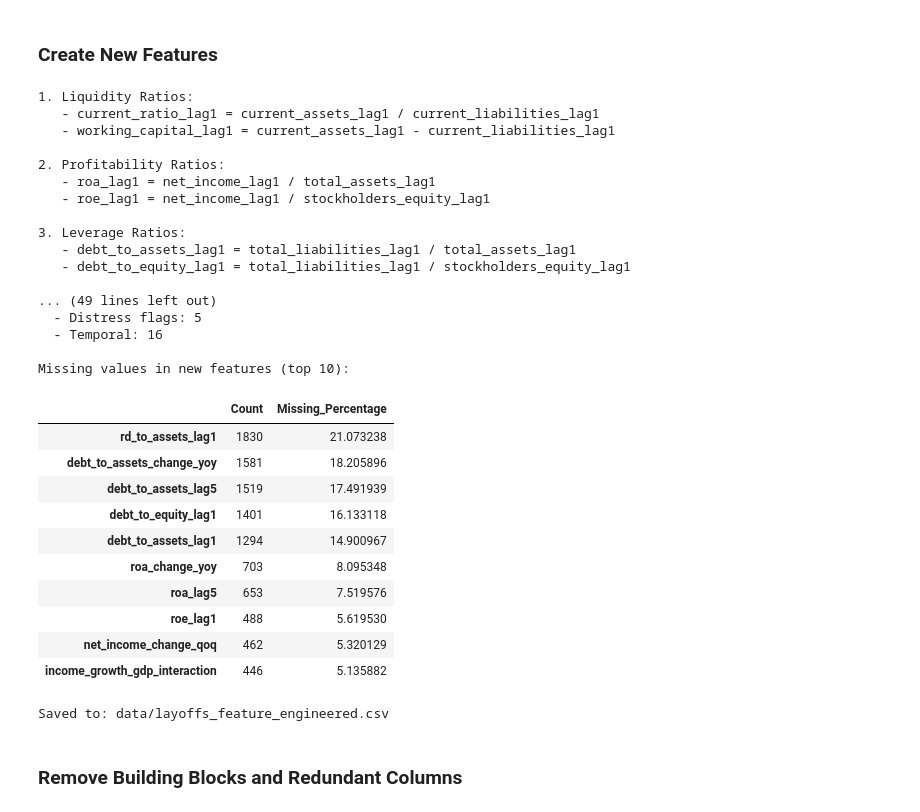
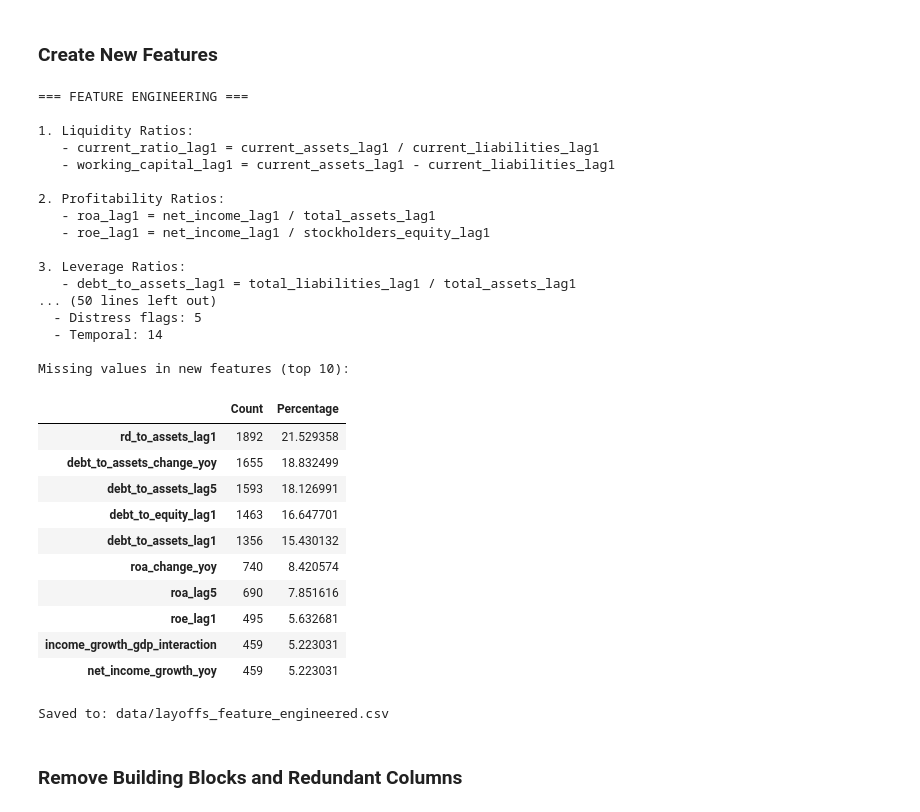
Before and after one commit to lixiaohua-neu/companies-layoff-prediction, a Jupyter notebook: layoff_feature_engineering.ipynb, the cells around one changed output. Drawn from its saved outputs; the diff is of its cells as text; code cells hidden in the pictures.

Commit message:
Update feature engineering and add modeling

```diff
--- a/layoff_feature_engineering.ipynb
+++ b/layoff_feature_engineering.ipynb
@@ -108,13 +108,15 @@ base_features = [
 ]
 
 base_lag1_features = [f'{feat}_lag1' for feat in base_features]
+base_lag2_features = [f'{feat}_lag2' for feat in base_features]
 base_lag4_features = [f'{feat}_lag4' for feat in base_features]
 base_lag5_features = [f'{feat}_lag5' for feat in base_features]
-all_base_features = base_lag1_features + base_lag4_features + base_lag5_features
+all_base_features = base_lag1_features + base_lag2_features + base_lag4_features + base_lag5_features
 
 print(f"Base features: {base_features}")
 print(f"Total features for company coverage check: {len(all_base_features)}")
 print(f"  - Lag1: {len(base_lag1_features)}")
+print(f"  - Lag2: {len(base_lag2_features)}")
 print(f"  - Lag4: {len(base_lag4_features)}")
 print(f"  - Lag5: {len(base_lag5_features)}")
 
@@ -201,6 +210,8 @@ Missing values after filtering:
 ### Create New Features
 # %%
 df_fe = df_filtered.copy()
+
+print("=== FEATURE ENGINEERING ===\n")
 
 print("1. Liquidity Ratios:")
 df_fe['current_ratio_lag1'] = df_fe['current_assets_lag1'] / df_fe['current_liabilities_lag1']
@@ -241,13 +252,12 @@ for metric in financial_metrics:
         df_fe[f'{metric}_growth_yoy'] = ((df_fe[lag1_col] - df_fe[lag4_col]) / (df_fe[lag4_col].abs() + epsilon)) * 100
         print(f"   - {metric}_growth_yoy = ((lag1 - lag4) / (|lag4| + ε)) × 100")
 
-print("\n6. Quarter-over-Quarter Changes (with epsilon):")
+print("\n6. Quarter-over-Quarter Changes (with epsilon, using existing lag2):")
 for metric in ['net_income', 'operating_income']:
     lag1_col = f'{metric}_lag1'
     lag2_col = f'{metric}_lag2'
 
-    if lag1_col in df_fe.columns:
-        df_fe[lag2_col] = df_fe.groupby('Company')[lag1_col].shift(1)
+    if lag1_col in df_fe.columns and lag2_col in df_fe.columns:
         df_fe[f'{metric}_change_qoq'] = ((df_fe[lag1_col] - df_fe[lag2_col]) / (df_fe[lag2_col].abs() + epsilon)) * 100
         print(f"   - {metric}_change_qoq = ((lag1 - lag2) / (|lag2| + ε)) × 100")
 
@@ -294,83 +304,77 @@ print("   - unemployment_income_interaction = unemployment_rate_lag1 × net_inco
 df_fe['operating_income_gdp_interaction'] = df_fe['operating_income_growth_yoy'] * df_fe['gdp_growth_rate_lag1']
 print("   - operating_income_gdp_interaction = operating_income_growth_yoy × gdp_growth_rate_lag1")
 
-print("\n10. Lagged Layoff Event (MOST IMPORTANT):")
+print("\n10. Lagged Layoff Event:")
 df_fe['layoff_event_lag1'] = df_fe.groupby('Company')['Layoff_Event_Binary'].shift(1)
 print("   - layoff_event_lag1 = Layoff_Event_Binary shifted by 1 month")
-print("   - Captures operational momentum: whether company had layoff last month")
 
-print("\n11. Months Since Last Layoff (Operational Stability):")
+print("\n11. Months Since Last Layoff:")
 df_fe = df_fe.sort_values(['Company', 'Date'])
-df_fe['months_since_last_layoff'] = 0
 
-for company in df_fe['Company'].unique():
-    company_mask = df_fe['Company'] == company
-    company_data = df_fe[company_mask].copy()
+df_fe['last_layoff_date'] = df_fe['Date'].where(df_fe['Layoff_Event_Binary'] == 1, pd.NaT)
 
-    months_counter = 0
-    months_list = []
+df_fe['last_layoff_date'] = df_fe.groupby('Company')['last_layoff_date'].ffill()
 
-    for idx, row in company_data.iterrows():
-        if row['Layoff_Event_Binary'] == 1:
-            months_counter = 0
-        else:
-            months_counter += 1
-        months_list.append(months_counter)
+df_fe['months_since_last_layoff'] = (df_fe['Date'] - df_fe['last_layoff_date']).dt.days / 30.44
 
-    df_fe.loc[company_mask, 'months_since_last_layoff'] = months_list
+df_fe['months_since_last_layoff'] = df_fe.groupby('Company')['months_since_last_layoff'].shift(1)
 
-print("   - months_since_last_layoff = months elapsed since company's last layoff event")
-print("   - Low value (1-2) = recent layoff, still restructuring")
-print("   - High value = stable period, new layoff would be significant shift")
+df_fe['months_since_last_layoff'] = df_fe['months_since_last_layoff'].fillna(999)
+
+df_fe = df_fe.drop(columns=['last_layoff_date'])
+
+print("   - months_since_last_layoff = (Date - last_layoff_date) / 30.44, then lagged by 1 month")
+print("   - Uses only information available BEFORE current month (no leakage)")
+print("   - Fill NaN with 999 for companies with no prior layoffs")
 
 new_features = [col for col in df_fe.columns if col not in df_filtered.columns]
 print(f"\n=== SUMMARY ===")
 print(f"Total new features created: {len(new_features)}")
 
 print(f"\nFeature categories:")
 print(f"  - Ratios: {len([f for f in new_features if 'ratio' in f or '_to_' in f or 'roa' in f or 'roe' in f])}")
 print(f"  - Growth (YoY): {len([f for f in new_features if 'growth_yoy' in f])}")
 print(f"  - Growth (QoQ): {len([f for f in new_features if 'change_qoq' in f])}")
 print(f"  - Distress flags: {len([f for f in new_features if 'negative' in f or 'declining' in f])}")
 print(f"  - Temporal: {len([f for f in new_features if 'lag' in f or 'months_since' in f])}")
 
 print(f"\nMissing values in new features (top 10):")
 new_features_missing = df_fe[new_features].isnull().sum()
 missing_pct = (new_features_missing / len(df_fe)) * 100
-missing_df = pd.DataFrame({'Count': new_features_missing, 'Missing_Percentage': missing_pct})
+missing_df = pd.DataFrame({'Count': new_features_missing, 'Percentage': missing_pct})
 display(missing_df[missing_df['Count'] > 0].sort_values('Count', ascending=False).head(10))
 
 df_fe.to_csv('data/layoffs_feature_engineered.csv', index=False)
 print(f"\nSaved to: data/layoffs_feature_engineered.csv")
 # %% [output]
+=== FEATURE ENGINEERING ===
+
 1. Liquidity Ratios:
    - current_ratio_lag1 = current_assets_lag1 / current_liabilities_lag1
    - working_capital_lag1 = current_assets_lag1 - current_liabilities_lag1
 
 2. Profitability Ratios:
    - roa_lag1 = net_income_lag1 / total_assets_lag1
    - roe_lag1 = net_income_lag1 / stockholders_equity_lag1
 
 3. Leverage Ratios:
    - debt_to_assets_lag1 = total_liabilities_lag1 / total_assets_lag1
-   - debt_to_equity_lag1 = total_liabilities_lag1 / stockholders_equity_lag1
-
-... (49 lines left out)
+... (50 lines left out)
   - Distress flags: 5
-  - Temporal: 16
+  - Temporal: 14
 
 Missing values in new features (top 10):
-|  | Count | Missing_Percentage |
-| rd_to_assets_lag1 | 1830 | 21.073238 |
-| debt_to_assets_change_yoy | 1581 | 18.205896 |
-| debt_to_assets_lag5 | 1519 | 17.491939 |
-| debt_to_equity_lag1 | 1401 | 16.133118 |
-| debt_to_assets_lag1 | 1294 | 14.900967 |
-| roa_change_yoy | 703 | 8.095348 |
-| roa_lag5 | 653 | 7.519576 |
-| roe_lag1 | 488 | 5.619530 |
-| net_income_change_qoq | 462 | 5.320129 |
-| income_growth_gdp_interaction | 446 | 5.135882 |
+|  | Count | Percentage |
+| rd_to_assets_lag1 | 1892 | 21.529358 |
+| debt_to_assets_change_yoy | 1655 | 18.832499 |
+| debt_to_assets_lag5 | 1593 | 18.126991 |
+| debt_to_equity_lag1 | 1463 | 16.647701 |
+| debt_to_assets_lag1 | 1356 | 15.430132 |
+| roa_change_yoy | 740 | 8.420574 |
+| roa_lag5 | 690 | 7.851616 |
+| roe_lag1 | 495 | 5.632681 |
+| income_growth_gdp_interaction | 459 | 5.223031 |
+| net_income_growth_yoy | 459 | 5.223031 |
 Saved to: data/layoffs_feature_engineered.csv
 # %% [markdown]
 ### Remove Building Blocks and Redundant Columns
```
Also changed, not shown: parts of 19 cells of this notebook, 7 other files.
